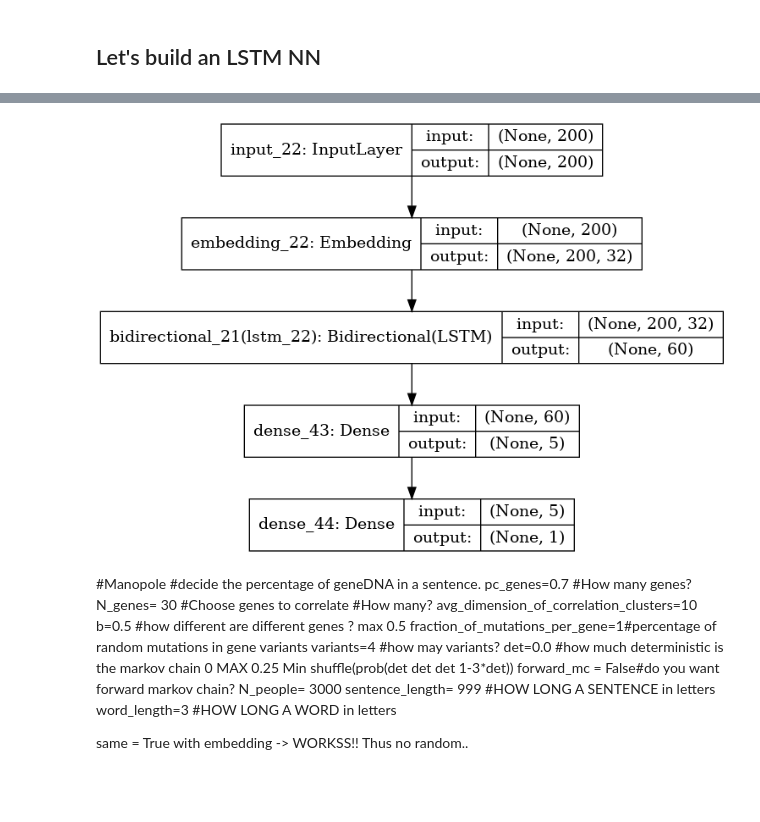
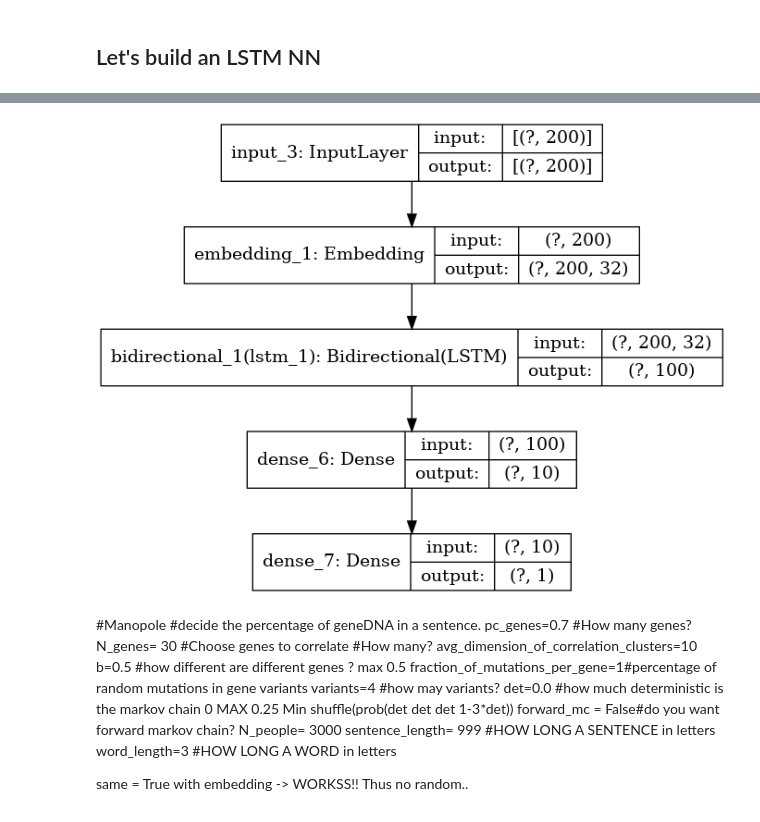
Before and after one commit to edoardospadetto/Ragu, a Jupyter notebook: DNA_FAKE_SEQ_V3.ipynb, the cells around one changed output, grey strips where cells are left out. Saved outputs shown, nothing was run; the diff lists cells and outputs as text; code cells hidden in the pictures; blank space fills up the shorter version.

```diff
--- a/DNA_FAKE_SEQ_V3.ipynb
+++ b/DNA_FAKE_SEQ_V3.ipynb
@@ -130,9 +159,9 @@ def correlate_genes(N_genes,cluster_dim):
         for c in clusters[-1]:
             genes.remove(c)
     return((clusters))
-
-corrs_human=correlate_genes(N_genes,avg_dimension_of_correlation_clusters)
-corrs_neanderthal=correlate_genes(N_genes,avg_dimension_of_correlation_clusters)
+if new_chains == True:
+    corrs_human=correlate_genes(N_genes,avg_dimension_of_correlation_clusters)
+    corrs_neanderthal=correlate_genes(N_genes,avg_dimension_of_correlation_clusters)
 
 
 print("Theese are the correlation cluster, dont worry about the NAN it simply means that this cluster is smaller thna the number of columns")
@@ -613,7 +652,7 @@ avg dim cluster ->3
      1bdlstm = 91%
      5bdlstm = 90%
 # %%
-epochs = 20
+epochs = 9
 
 history = model.fit(Xt_train, Yt_train, epochs = epochs, verbose = 1, validation_split = 0.2, batch_size = 50, shuffle = True)
 # %% [output]
@@ -966,0 +1057,12 @@ None
+# %%
+epochs = 40
+#X_train= X_train.reshape((X_train.shape[0], X_train.shape[1], 1))
+shuffle = list(range(len(Y_train)))
+
+X_train = np.array(X_train)
+Y_train=np.array(Y_train)
+
+np.random.shuffle(shuffle)
+X_train = np.array(X_train[shuffle])
+Y_train=np.array(Y_train[shuffle])
+history = model.fit(X_train, Y_train, epochs = epochs, verbose = 1, validation_split = 0.2, batch_size = 50, shuffle = True)
@@ -967,34 +1087,44 @@ None
 # %%
 print(X_train.shape)
+print(max_length)
+
+n_clusters=1
+#inputs= keras.Input(shape=(max_length,1))
+inputs= tensorflow.keras.Input(shape=(200,))
+emb=Embedding(vocab_size, 32, input_length = max_length)(inputs)
+lstm=[]
+conv1 = Conv1D(filters=2,
+               kernel_size=4,
+               strides=1,
+               activation='relu')(emb)
+pool1 = MaxPooling1D(pool_size=2)(conv1)
+for i in range(n_clusters):
+    #lstm.append(Bidirectional(LSTM(N_genes, dropout=0.1))(emb))
+    lstm.append(Bidirectional(LSTM(N_genes))(emb))
+
+#merge=concatenate([l for l in lstm])
+d=Dense(10 )(lstm[0])
+#d=Dense(10,kernel_regularizer=regularizers.l2(0.02))(lstm[0])
+#d1=Dense(5)(d)
+f=Dense(1, activation = 'sigmoid')(d)
+
+model = tensorflow.keras.Model(inputs = inputs , outputs = f, name = "test")
+model.compile(loss = 'binary_crossentropy', optimizer = 'rmsprop', metrics = ['accuracy'])
+
+from keras.models import load_model
 
 
-import keras
-from keras.models import Sequential
-from keras.callbacks import ModelCheckpoint
-from keras.optimizers import SGD, Adam, Adadelta, RMSprop
-from keras.layers import Conv1D, Dense, MaxPooling1D, Flatten, Dropout, concatenate
-from keras.layers import Embedding, GlobalAveragePooling1D, LSTM, SimpleRNN, GRU, Bidirectional
-from keras.layers.convolutional_recurrent import ConvLSTM2D
-from keras import regularizers
-n_clusters=1
-#inputs= keras.Input(shape=(max_length,1))
-inputs= keras.Input(shape=(max_length,))
-emb=Embedding(vocab_size, 32, input_length = max_length, dropout = 0.2)(inputs)
-lstm=[]
-conv1 = Conv1D(filters=1,
-               kernel_size=3,
-               strides=1,
-               activation='relu')(emb)
-pool1 = MaxPooling1D(pool_size=3)(conv1)
-for i in range(n_clusters):
-    lstm.append(Bidirectional(LSTM(N_genes, dropout=0.1))(emb))
+#model.save('model_P'+str(1-3*old_det)+'.h5')
 
-#merge=concatenate([l for l in lstm])
-#d=Dense(10 ,kernel_regularizer=regularizers.l1(0.01))(lstm[0])
-d1=Dense(5,kernel_regularizer=regularizers.l2(0.01))(lstm[0])
-f=Dense(1, activation = 'sigmoid')(d1)
 
-model = keras.Model(inputs = inputs , outputs = f, name = "test")
-model.compile(loss = 'binary_crossentropy', optimizer = 'rmsprop', metrics = ['accuracy'])
-keras.utils.plot_model(model, show_shapes = True)
+
+# returns a compiled model
+# identical to the previous one
+#model = load_model('model_P'+str(1-3*old_det)+'.h5')
+model.load_weights('model_weights_P.h5')
+
+
+#old_det = det
+
+tensorflow.keras.utils.plot_model(model, show_shapes = True)
 # %% [output]
@@ -1002,4 +1133,4 @@ keras.utils.plot_model(model, show_shapes = True)
-[figure, old version]
+[figure, new version]
 # %% [markdown]
 
 #Manopole
```
Also changed, not shown: parts of 28 cells of this notebook.
